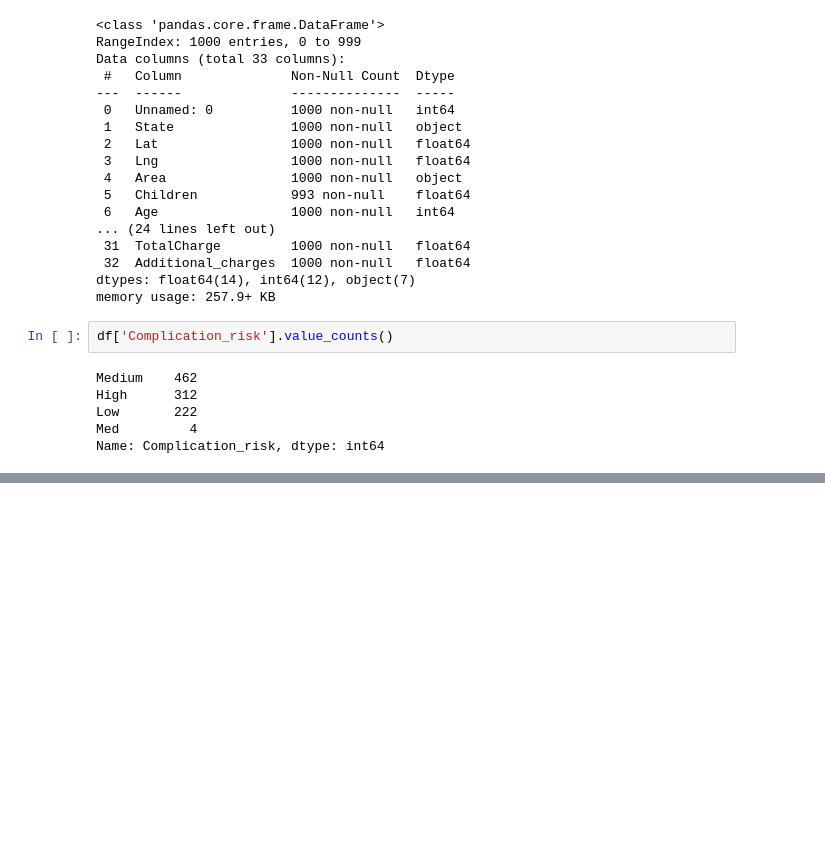
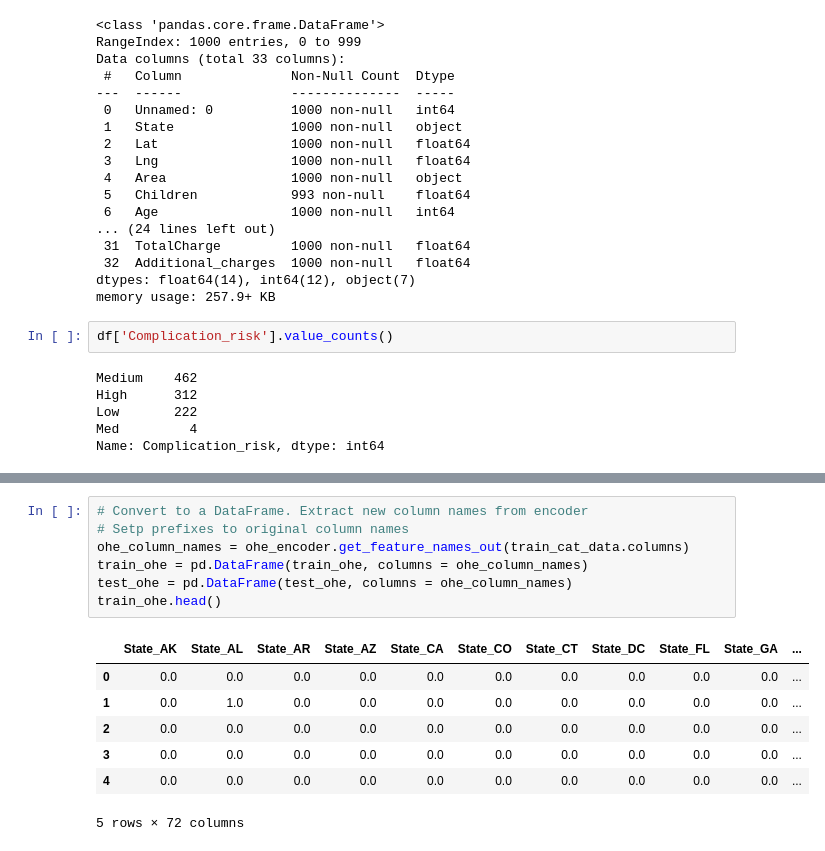
Before and after one commit to mvince33/Coding-Dojo, a Jupyter notebook: ordinal_and_one_hot_encoder.ipynb, the cells around one changed output, grey strips where cells are left out. Cells and saved outputs as stored; diff of their text form; blank space fills up the shorter version.

```diff
--- a/ordinal_and_one_hot_encoder.ipynb
+++ b/ordinal_and_one_hot_encoder.ipynb
@@ -57,0 +106,15 @@ Name: Complication_risk, dtype: int64
+# %%
+# Convert to a DataFrame. Extract new column names from encoder
+# Setp prefixes to original column names
+ohe_column_names = ohe_encoder.get_feature_names_out(train_cat_data.columns)
+train_ohe = pd.DataFrame(train_ohe, columns = ohe_column_names)
+test_ohe = pd.DataFrame(test_ohe, columns = ohe_column_names)
+train_ohe.head()
+# %% [output]
+|  | State_AK | State_AL | State_AR | State_AZ | State_CA | State_CO | State_CT | State_DC | State_FL | State_GA | ... |
+| 0 | 0.0 | 0.0 | 0.0 | 0.0 | 0.0 | 0.0 | 0.0 | 0.0 | 0.0 | 0.0 | ... |
+| 1 | 0.0 | 1.0 | 0.0 | 0.0 | 0.0 | 0.0 | 0.0 | 0.0 | 0.0 | 0.0 | ... |
+| 2 | 0.0 | 0.0 | 0.0 | 0.0 | 0.0 | 0.0 | 0.0 | 0.0 | 0.0 | 0.0 | ... |
+| 3 | 0.0 | 0.0 | 0.0 | 0.0 | 0.0 | 0.0 | 0.0 | 0.0 | 0.0 | 0.0 | ... |
+| 4 | 0.0 | 0.0 | 0.0 | 0.0 | 0.0 | 0.0 | 0.0 | 0.0 | 0.0 | 0.0 | ... |
+5 rows × 72 columns
```
Also changed, not shown: parts of 7 cells of this notebook.
